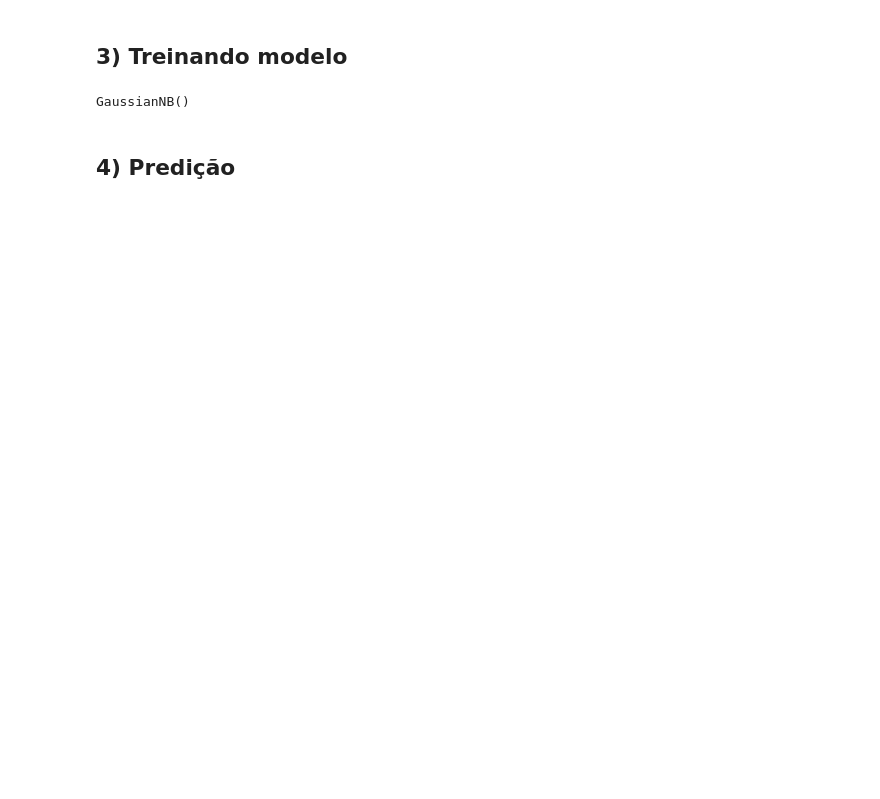
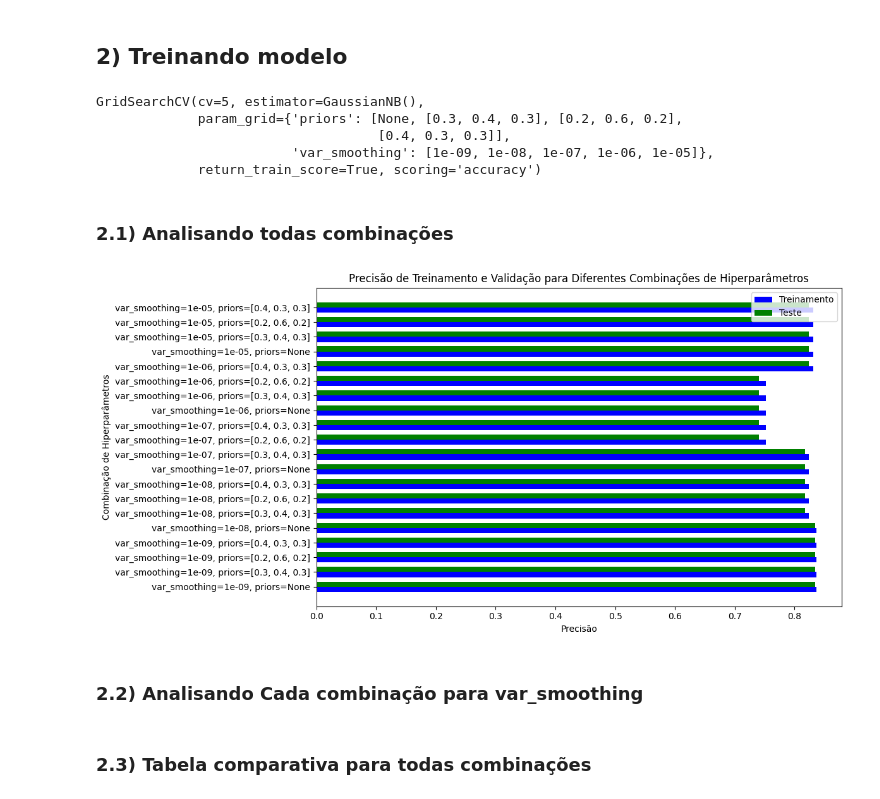
Before and after one commit to Ktzani/student-prediction, a Jupyter notebook: src/Veteranos/Modelos/naiveBayes.ipynb, the cells around one changed output. Saved outputs shown, nothing was run; the diff lists cells and outputs as text; code cells hidden in the pictures; blank space fills up the shorter version.

```diff
--- a/src/Veteranos/Modelos/naiveBayes.ipynb
+++ b/src/Veteranos/Modelos/naiveBayes.ipynb
@@ -50,20 +24,52 @@ X_train, X_test, y_train, y_test = train_test_split(X, y, test_size=0.3, random_
 # %% [markdown]
-## 3) Treinando modelo
+## 2) Treinando modelo
-# %%
-# Ajuste de hiperparâmetros usando GridSearchCV
-param_grid = {
-     'priors': [None, [0.2, 0.3, 0.5]], # Teste diferentes prior probabilities para classes
-}
-
-# Ajuste de hiperparâmetros usando GridSearchCV
-grid_search = GridSearchCV(GaussianNB(), param_grid, cv=5, scoring='accuracy')
-grid_search.fit(X_train, y_train)
-
-best_naive_bayes = grid_search.best_estimator_
-
-# Treinamento do modelo Naive Bayes Multinomial com os melhores hiperparâmetros encontrados
-best_naive_bayes.fit(X_train, y_train)
-# %% [output]
-GaussianNB()
-# %% [markdown]
-## 4) Predição
+# %%
+param_grid = {
+    'priors': [None, [0.3, 0.4, 0.3], [0.2, 0.6, 0.2], [0.4, 0.3, 0.3]],
+    'var_smoothing': [1e-9, 1e-8, 1e-7, 1e-6, 1e-5]
+}
+
+model = GaussianNB()
+
+grid_search = GridSearchCV(model, param_grid, cv=5, scoring='accuracy', return_train_score=True)
+
+grid_search.fit(X_train, y_train)
+# %% [output]
+GridSearchCV(cv=5, estimator=GaussianNB(),
+             param_grid={'priors': [None, [0.3, 0.4, 0.3], [0.2, 0.6, 0.2],
+                                    [0.4, 0.3, 0.3]],
+                         'var_smoothing': [1e-09, 1e-08, 1e-07, 1e-06, 1e-05]},
+             return_train_score=True, scoring='accuracy')
+# %% [markdown]
+### 2.1) Analisando todas combinações
+# %%
+results = grid_search.cv_results_
+
+param_combinations = [f'var_smoothing={var_smoothing}, priors={priors}'
+                      for var_smoothing in param_grid['var_smoothing']
+                      for priors in param_grid['priors']]
+
+train_scores = results['mean_train_score']
+
+validations_scores = results['mean_test_score']
+
+y_indices = np.arange(len(param_combinations))
+
+bar_height = 0.35
+
+plt.figure(figsize=(12, 6))
+plt.barh(y_indices, train_scores, height=bar_height, label='Treinamento', color='b', align='center')
+plt.barh(y_indices + bar_height, validations_scores, height=bar_height, label='Teste', color='g', align='center')
+
+plt.ylabel('Combinação de Hiperparâmetros')
+plt.xlabel('Precisão')
+plt.title('Precisão de Treinamento e Validação para Diferentes Combinações de Hiperparâmetros')
+plt.yticks(y_indices + bar_height / 2, param_combinations)
+plt.legend()
+plt.tight_layout()
+
+plt.show()
+# %% [output]
+[figure, added]
+# %% [markdown]
+### 2.2) Analisando Cada combinação para var_smoothing
@@ -69,0 +121,2 @@ GaussianNB()
+# %% [markdown]
+### 2.3) Tabela comparativa para todas combinações
```
Also changed, not shown: parts of 16 cells of this notebook, 6 other files.
